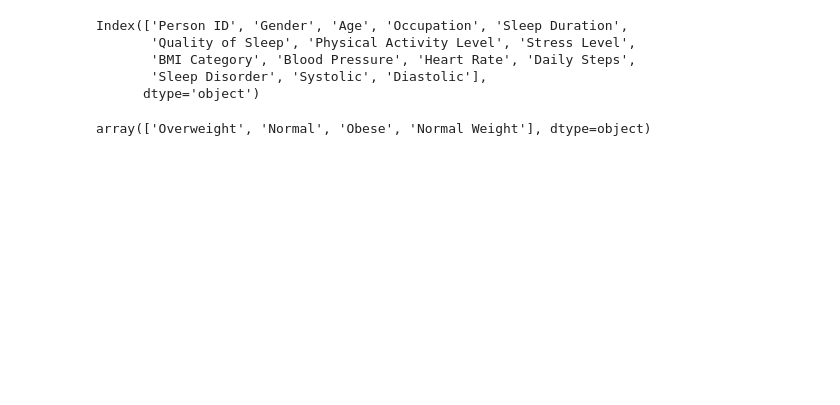
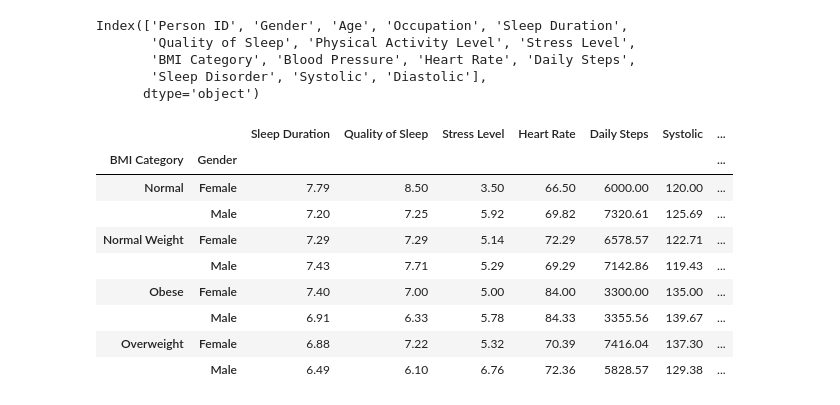
Before and after one commit to rfe123/umn_data_project_001, a Jupyter notebook: src/sample_data.ipynb, the cells around one changed output. Drawn from its saved outputs; the diff is of its cells as text; code cells hidden in the pictures; blank space fills up the shorter version.

```diff
--- a/src/sample_data.ipynb
+++ b/src/sample_data.ipynb
@@ -144,8 +157,20 @@ Index(['Person ID', 'Gender', 'Age', 'Occupation', 'Sleep Duration',
        'BMI Category', 'Blood Pressure', 'Heart Rate', 'Daily Steps',
        'Sleep Disorder', 'Systolic', 'Diastolic'],
       dtype='object')
-# %%
-bmi_categories = sleep_health_df['BMI Category'].unique()
-bmi_categories
-# %% [output]
-array(['Overweight', 'Normal', 'Obese', 'Normal Weight'], dtype=object)
+# %%
+bmi_categories = sleep_health_df['BMI Category'].unique()
+bins = [x for x in bmi_categories]
+
+groups_df = sleep_health_df.groupby(['BMI Category','Gender'])
+groups_df[['Sleep Duration', 'Quality of Sleep', 'Stress Level', 'Heart Rate', 'Daily Steps','Systolic', 'Diastolic']].mean().round(2)
+# %% [output]
+|  |  | Sleep Duration | Quality of Sleep | Stress Level | Heart Rate | Daily Steps | Systolic | ... |
+| BMI Category | Gender |  |  |  |  |  |  | ... |
+| Normal | Female | 7.79 | 8.50 | 3.50 | 66.50 | 6000.00 | 120.00 | ... |
+|  | Male | 7.20 | 7.25 | 5.92 | 69.82 | 7320.61 | 125.69 | ... |
+| Normal Weight | Female | 7.29 | 7.29 | 5.14 | 72.29 | 6578.57 | 122.71 | ... |
+|  | Male | 7.43 | 7.71 | 5.29 | 69.29 | 7142.86 | 119.43 | ... |
+| Obese | Female | 7.40 | 7.00 | 5.00 | 84.00 | 3300.00 | 135.00 | ... |
+|  | Male | 6.91 | 6.33 | 5.78 | 84.33 | 3355.56 | 139.67 | ... |
+| Overweight | Female | 6.88 | 7.22 | 5.32 | 70.39 | 7416.04 | 137.30 | ... |
+|  | Male | 6.49 | 6.10 | 6.76 | 72.36 | 5828.57 | 129.38 | ... |
```
Also changed, not shown: parts of 6 cells of this notebook.
